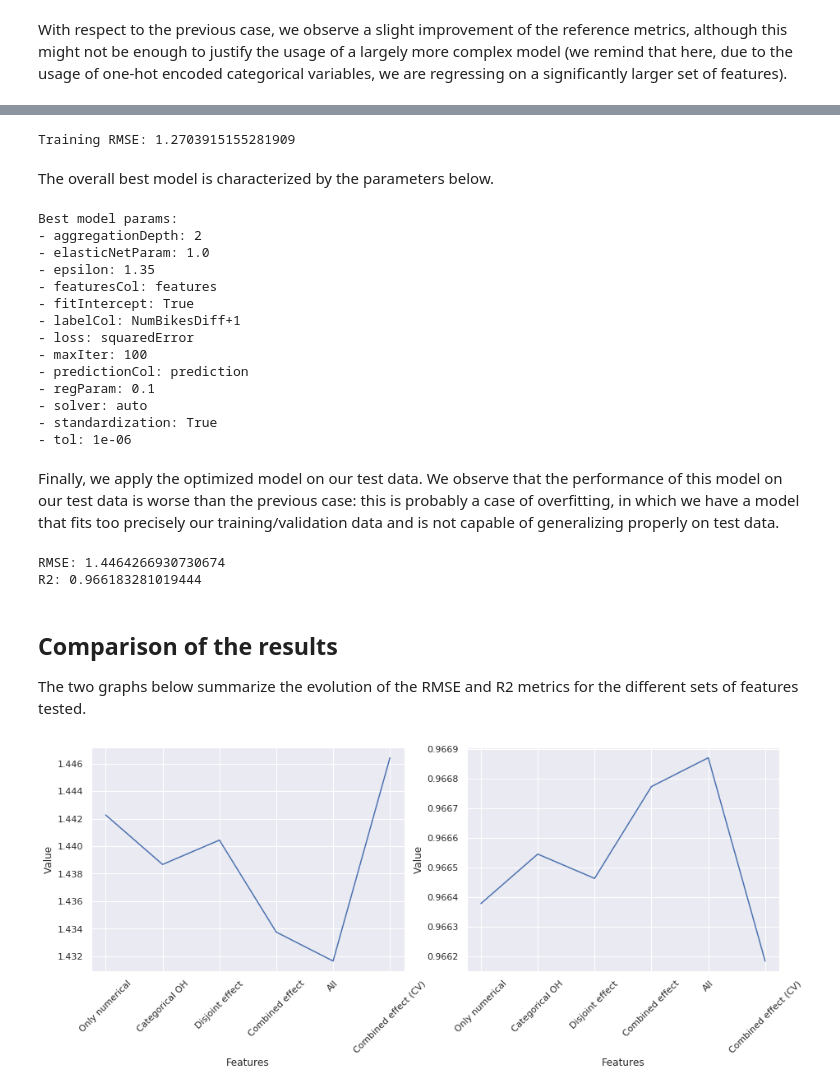
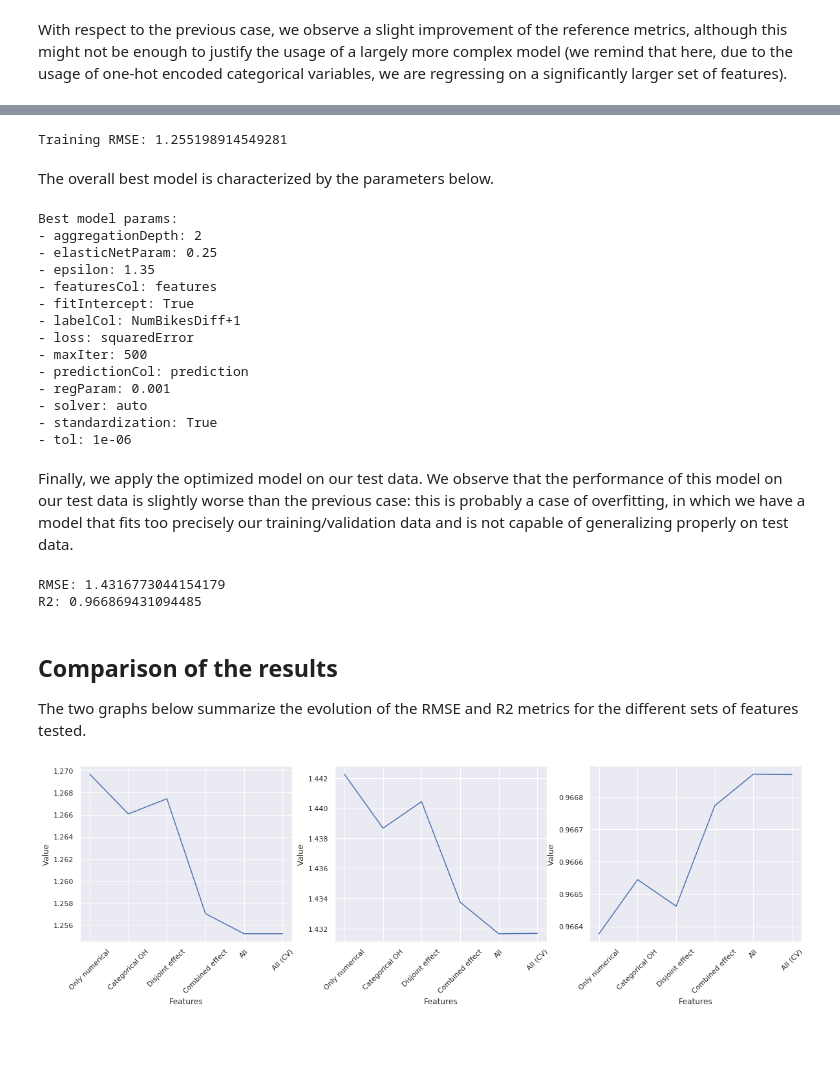
Before and after one commit to mattecora/BikeSharingAvailabilityPredictor, a Jupyter notebook: 04_linear_regression.ipynb, the cells around one changed output, grey strips where cells are left out. Cells and saved outputs as stored; diff of their text form; code cells hidden in the pictures; blank space fills up the shorter version.

```diff
--- a/04_linear_regression.ipynb
+++ b/04_linear_regression.ipynb
@@ -201,5 +220,10 @@ pipeline = Pipeline(stages=[
 ])
 
 model = pipeline.fit(trainData)
+resultsDF = resultsDF.append({
+    "Features": "All",
+    "Metric": "TrainRMSE",
+    "Value": model.stages[4].summary.rootMeanSquaredError
+}, ignore_index=True)
 print("Training RMSE:", model.stages[4].summary.rootMeanSquaredError)
 # %% [output]
@@ -236,38 +260,51 @@ grid = ParamGridBuilder() \
     .build()
 # %%
 pipeline = Pipeline(stages=[
-    VectorAssembler(inputCols=["NumBikesDiff-3", "NumBikesDiff-2", "NumBikesDiff-1", "NumBikesDiff", "NumBikes", "AvgCombined"], outputCol="features"),
-    CrossValidator(estimator=lr, estimatorParamMaps=grid, evaluator=rmseEvaluator)
+    OneHotEncoder(inputCol="Hour", outputCol="HourOH"),
+    OneHotEncoder(inputCol="DayOfWeek", outputCol="DayOfWeekOH"),
+    OneHotEncoder(inputCol="Zone", outputCol="ZoneOH"),
+    VectorAssembler(inputCols=[
+        "NumBikesDiff-3", "NumBikesDiff-2", "NumBikesDiff-1", "NumBikesDiff", "NumBikes",
+        "HourOH", "DayOfWeekOH", "ZoneOH",
+        "AvgByHour", "AvgByWeekday", "AvgByZone", "AvgCombined"
+    ], outputCol="features"),
+    CrossValidator(estimator=lr, estimatorParamMaps=grid, evaluator=RegressionEvaluator(predictionCol="prediction", labelCol="NumBikesDiff+1", metricName="rmse")),
+    LabelMapper()
 ])
 
 model = pipeline.fit(trainData)
-print("Training RMSE:", model.stages[1].bestModel.summary.rootMeanSquaredError)
+resultsDF = resultsDF.append({
+    "Features": "All (CV)",
+    "Metric": "TrainRMSE",
+    "Value": model.stages[4].bestModel.summary.rootMeanSquaredError
+}, ignore_index=True)
+print("Training RMSE:", model.stages[4].bestModel.summary.rootMeanSquaredError)
 # %% [output]
-Training RMSE: 1.2703915155281909
+Training RMSE: 1.255198914549281
 # %% [markdown]
 The overall best model is characterized by the parameters below.
 # %%
 print("Best model params:")
-print("\n".join([f"- {x[0].name}: {x[1]}" for x in model.stages[1].bestModel.extractParamMap().items()]))
+print("\n".join([f"- {x[0].name}: {x[1]}" for x in model.stages[4].bestModel.extractParamMap().items()]))
 # %% [output]
 Best model params:
 - aggregationDepth: 2
-- elasticNetParam: 1.0
+- elasticNetParam: 0.25
 - epsilon: 1.35
 - featuresCol: features
 - fitIntercept: True
 - labelCol: NumBikesDiff+1
 - loss: squaredError
-- maxIter: 100
+- maxIter: 500
 - predictionCol: prediction
-- regParam: 0.1
+- regParam: 0.001
 - solver: auto
 - standardization: True
 - tol: 1e-06
 # %% [markdown]
-Finally, we apply the optimized model on our test data. We observe that the performance of this model on our test data is worse than the previous case: this is probably a case of overfitting, in which we have a model that fits too precisely our training/validation data and is not capable of generalizing properly on test data.
+Finally, we apply the optimized model on our test data. We observe that the performance of this model on our test data is slightly worse than the previous case: this is probably a case of overfitting, in which we have a model that fits too precisely our training/validation data and is not capable of generalizing properly on test data.
 # %%
-predictedTestData = LabelMapper().transform(model.transform(testData))
+predictedTestData = model.transform(testData)
 
 rmse = rmseEvaluator.evaluate(predictedTestData)
 print("RMSE:", rmse)
@@ -276,21 +313,23 @@ r2 = r2Evaluator.evaluate(predictedTestData)
 print("R2:", r2)
 
 resultsDF = resultsDF.append([
-    {"Features": "Combined effect (CV)", "Metric": "RMSE", "Value": rmse},
-    {"Features": "Combined effect (CV)", "Metric": "R2", "Value": r2}
+    {"Features": "All (CV)", "Metric": "RMSE", "Value": rmse},
+    {"Features": "All (CV)", "Metric": "R2", "Value": r2}
 ], ignore_index=True)
 # %% [output]
-RMSE: 1.4464266930730674
-R2: 0.966183281019444
+RMSE: 1.4316773044154179
+R2: 0.966869431094485
 # %% [markdown]
 ## Comparison of the results
 
 The two graphs below summarize the evolution of the RMSE and R2 metrics for the different sets of features tested.
 # %%
-fig, ax = plt.subplots(1, 2, figsize=(15, 5))
-sns.lineplot(data=resultsDF[resultsDF["Metric"] == "RMSE"], x="Features", y="Value", ax=ax[0])
-sns.lineplot(data=resultsDF[resultsDF["Metric"] == "R2"], x="Features", y="Value", ax=ax[1])
-ax[0].set_xticklabels(labels=resultsDF[resultsDF["Metric"] == "RMSE"]["Features"], rotation=45)
-ax[1].set_xticklabels(labels=resultsDF[resultsDF["Metric"] == "R2"]["Features"], rotation=45);
+fig, ax = plt.subplots(1, 3, figsize=(20, 5))
+sns.lineplot(data=resultsDF[resultsDF["Metric"] == "TrainRMSE"], x="Features", y="Value", ax=ax[0])
+sns.lineplot(data=resultsDF[resultsDF["Metric"] == "RMSE"], x="Features", y="Value", ax=ax[1])
+sns.lineplot(data=resultsDF[resultsDF["Metric"] == "R2"], x="Features", y="Value", ax=ax[2])
+ax[0].set_xticklabels(labels=resultsDF[resultsDF["Metric"] == "TrainRMSE"]["Features"], rotation=45)
+ax[1].set_xticklabels(labels=resultsDF[resultsDF["Metric"] == "RMSE"]["Features"], rotation=45)
+ax[2].set_xticklabels(labels=resultsDF[resultsDF["Metric"] == "R2"]["Features"], rotation=45);
 # %% [output]
-[figure, old version]
+[figure, new version]
```
Also changed, not shown: parts of 12 cells of this notebook, 1 other file.
